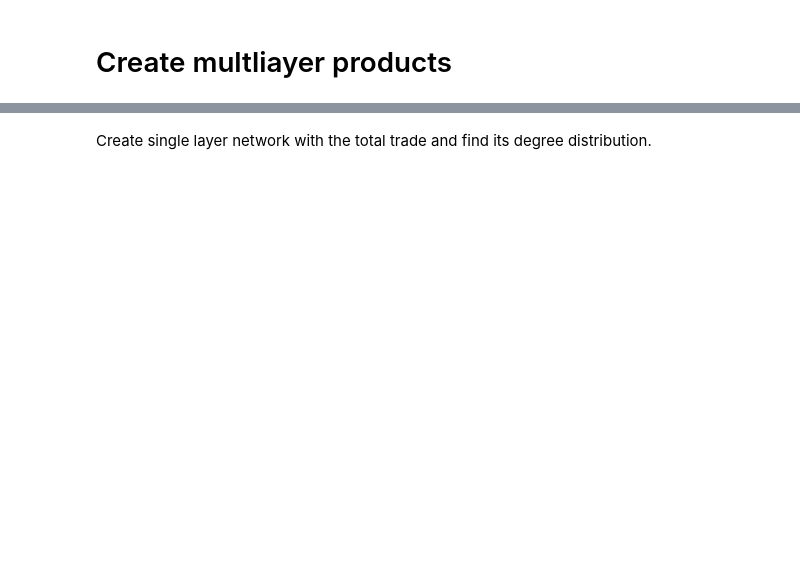
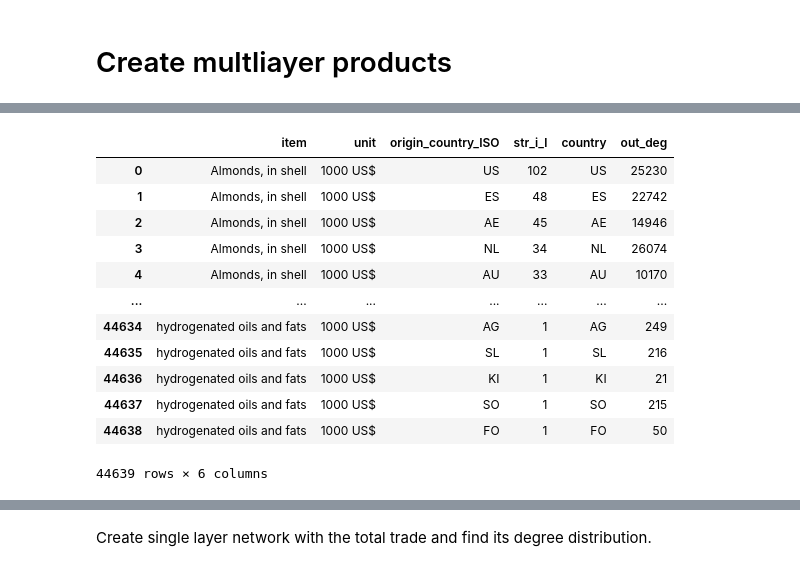
Before and after one commit to AFosch/Food_trade, a Jupyter notebook: Scripts/Multilayer_product.ipynb, the cells around one changed output, grey strips where cells are left out. Cells and saved outputs as stored; diff of their text form; code cells hidden in the pictures; blank space fills up the shorter version.

Commit message:
Food groups multilayer working. Need to adapt it to also do individual products

```diff
--- a/Scripts/Multilayer_product.ipynb
+++ b/Scripts/Multilayer_product.ipynb
@@ -55,0 +135,21 @@ def Participation_coeff (data):
+# %%
+str_i_l = data.groupby(['item','unit']).apply(lambda group: group.loc[:,['origin_country_ISO','value']].
+                                                        pivot_table(index='origin_country_ISO', aggfunc=lambda x: len(x.unique())).
+                                                        sort_values(by = 'value',ascending=False))
+strength_i_l= str_i_l.reset_index(level=['item','unit','origin_country_ISO']).rename(columns={'value':'str_i_l'})
+data_for_Pc = pd.merge(strength_i_l, overlap.loc[:,['country','out_deg']], left_on= 'origin_country_ISO',right_on='country', how='left')
+data_for_Pc
+# %% [output]
+|  | item | unit | origin_country_ISO | str_i_l | country | out_deg |
+| 0 | Almonds, in shell | 1000 US$ | US | 102 | US | 25230 |
+| 1 | Almonds, in shell | 1000 US$ | ES | 48 | ES | 22742 |
+| 2 | Almonds, in shell | 1000 US$ | AE | 45 | AE | 14946 |
+| 3 | Almonds, in shell | 1000 US$ | NL | 34 | NL | 26074 |
+| 4 | Almonds, in shell | 1000 US$ | AU | 33 | AU | 10170 |
+| ... | ... | ... | ... | ... | ... | ... |
+| 44634 | hydrogenated oils and fats | 1000 US$ | AG | 1 | AG | 249 |
+| 44635 | hydrogenated oils and fats | 1000 US$ | SL | 1 | SL | 216 |
+| 44636 | hydrogenated oils and fats | 1000 US$ | KI | 1 | KI | 21 |
+| 44637 | hydrogenated oils and fats | 1000 US$ | SO | 1 | SO | 215 |
+| 44638 | hydrogenated oils and fats | 1000 US$ | FO | 1 | FO | 50 |
+44639 rows × 6 columns
```
Also changed, not shown: parts of 11 cells of this notebook, 4 other files.
